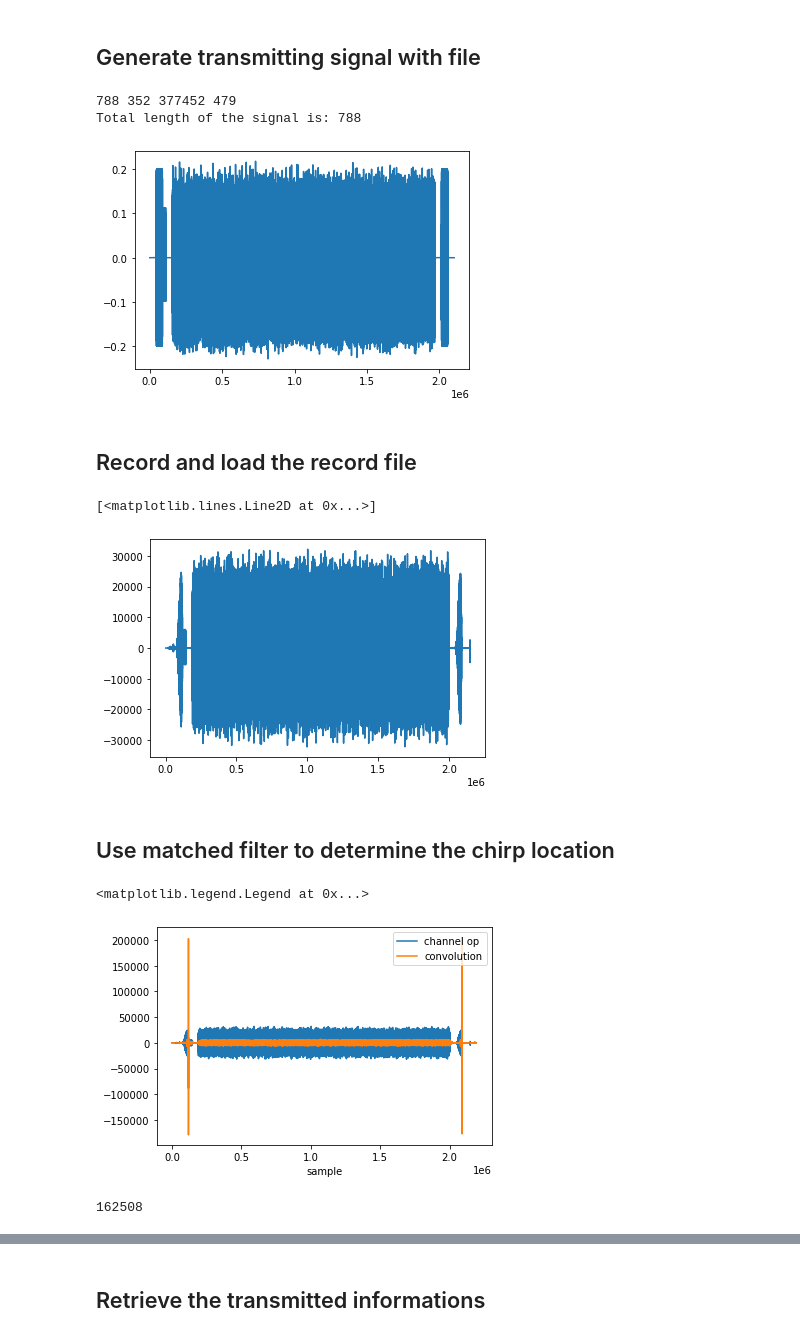
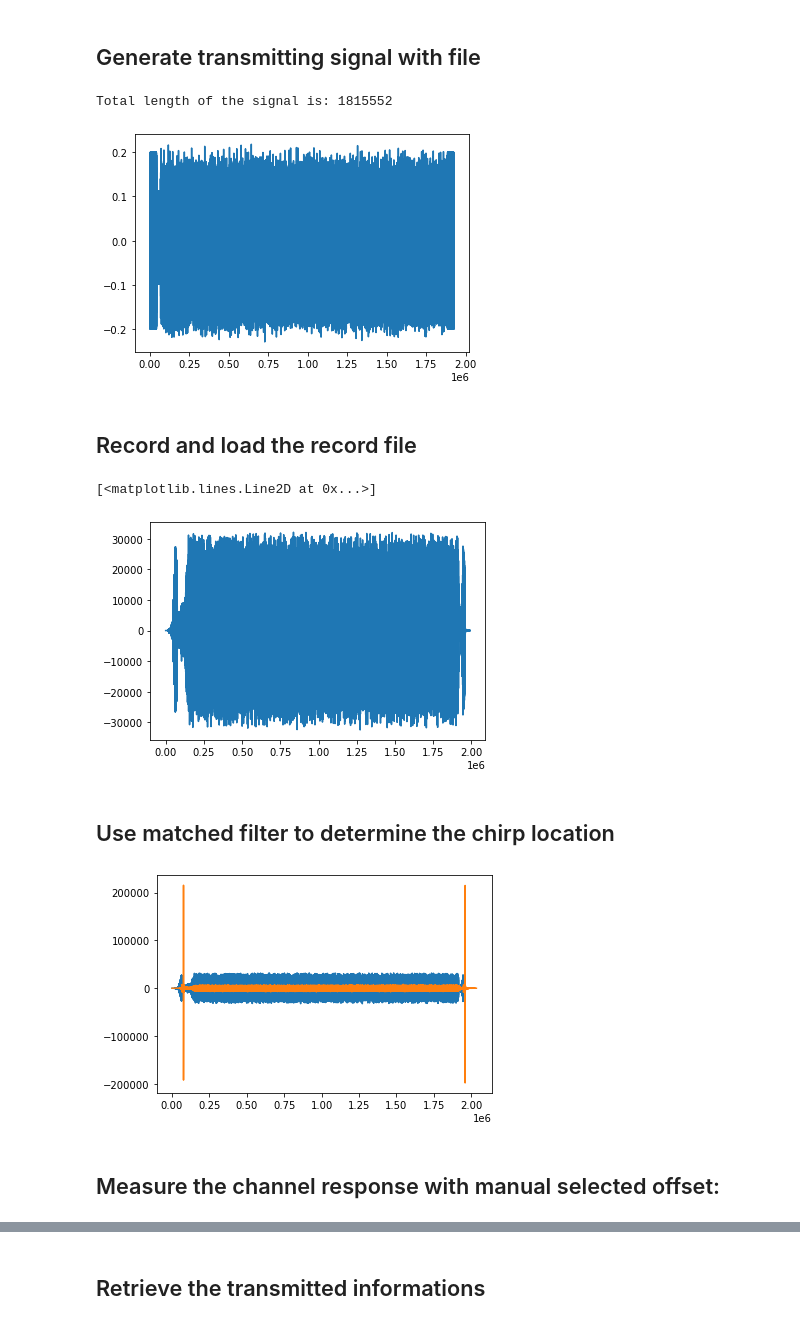
Before and after one commit to JingbiaoMei/Cambridge-Blue-Noise, a Jupyter notebook: System_setup_pilot.ipynb, the cells around one changed output, grey strips where cells are left out. Drawn from its saved outputs; the diff is of its cells as text; code cells hidden in the pictures.

Commit message:
Finished Fine Tuning for pilot symbol

```diff
--- a/System_setup_pilot.ipynb
+++ b/System_setup_pilot.ipynb
@@ -27,44 +28,35 @@ chirp, inv_chirp = test.define_chirp(test)
 # %% [markdown]
 ## Generate transmitting signal with file
 # %%
+# Generate the data OFDM frames
 data_frames, carrier_indices, bits_tran = test.data_add_pilots(test, "test_files/shakespeare.txt")
-print("Total length of the signal is:", len(data_frames))
+data_frames_len = len(data_frames)
+print("Total length of the signal is:", data_frames_len)
 
-known_frames = np.tile(known_frame, test.repeat)
-gap = test.gap_second*test.fs
-tx_signal = np.concatenate((np.zeros(gap), chirp, known_frames, np.zeros(gap), data_frames, np.zeros(gap), chirp, np.zeros(gap)), axis=None)
-tx_signal = np.real(tx_signal)
+# Combine to get the overall tx signals
+tx_signal = test.tx_waveform_data_pilot(test, known_frames, chirp, data_frames)
 plt.plot(tx_signal)
 sf.write('transmit.wav', tx_signal, test.fs)
 # %% [output]
-788 352 377452 479
-Total length of the signal is: 788
+Total length of the signal is: 1815552
-[figure, old version]
+[figure, new version]
 # %% [markdown]
 ## Record and load the record file
 # %%
-signal_out = test.real_channel_response_file(test, "sound_files/rec7.m4a")
-plt.plot(signal_out)
+rx_signal = test.real_channel_response_file(test, "sound_files/Rec8.m4a")
+plt.plot(rx_signal)
 # %% [output]
 [<matplotlib.lines.Line2D at 0x...>]
-[figure, old version]
+[figure, new version]
 # %% [markdown]
 ## Use matched filter to determine the chirp location
 # %%
-convolution, peak_index1, peak_index2 = test.matched_filter_double(test, signal_out, inv_chirp)
-plt.plot()
-plt.plot(signal_out, label='channel op')
+convolution, peak_index1, peak_index2 = test.matched_filter_double(test, rx_signal, inv_chirp)
+plt.plot(rx_signal, label='channel op')
 plt.plot(convolution/100, label='convolution')
-plt.xlabel('sample')
-plt.legend(loc='upper right')
+plt.show()
 # %% [output]
-<matplotlib.legend.Legend at 0x...>
-[figure, old version]
+[figure, new version]
-# %%
-# Assign the channel convolution output for detection TODO
-#channel_dect = convolution[0:250000]
-start = test.find_start(test, peak_index1)
-print(start)
-# %% [output]
-162508
+# %% [markdown]
+## Measure the channel response with manual selected offset:
 # %%
```
Also changed, not shown: parts of 17 cells of this notebook, 2 other files.
